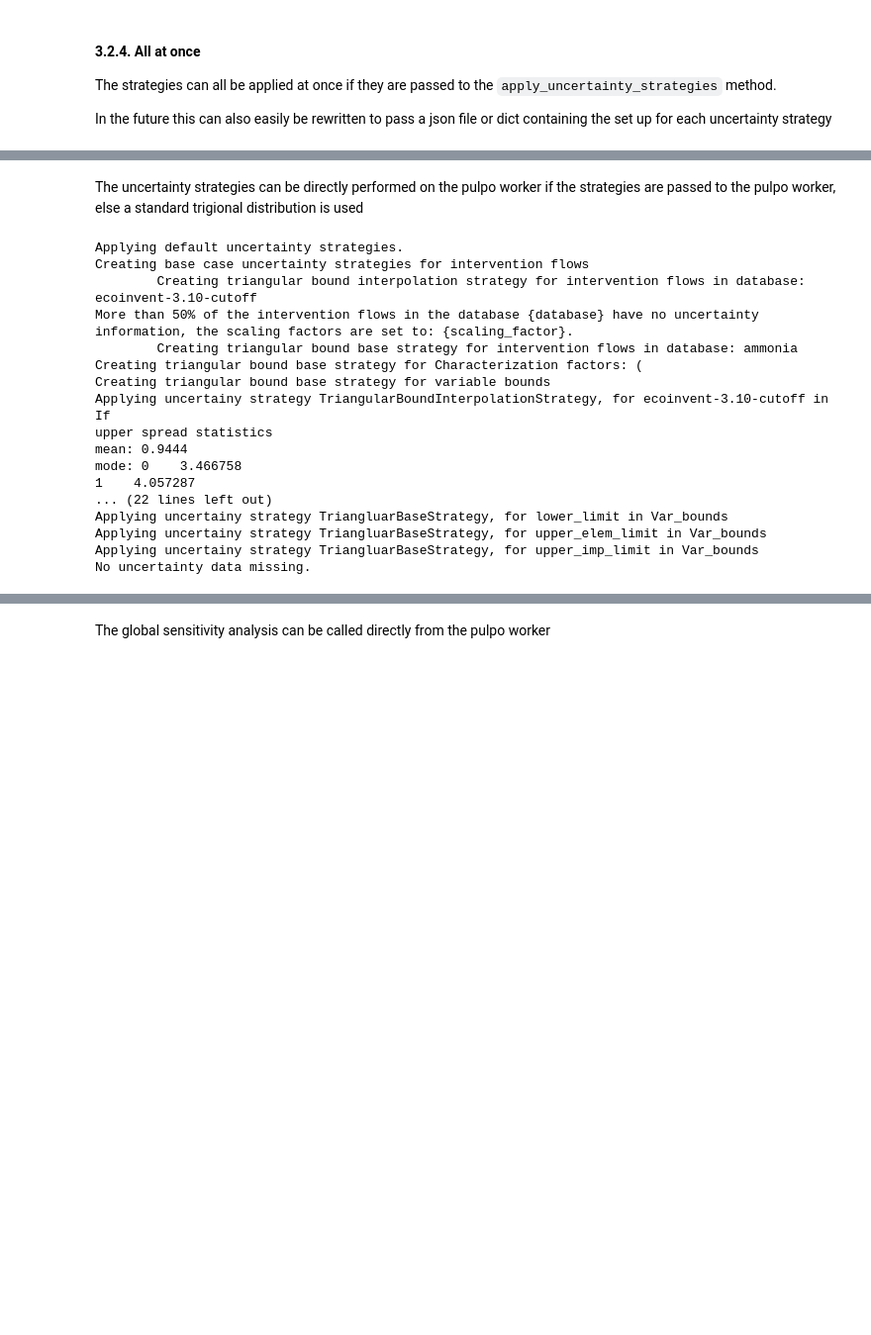
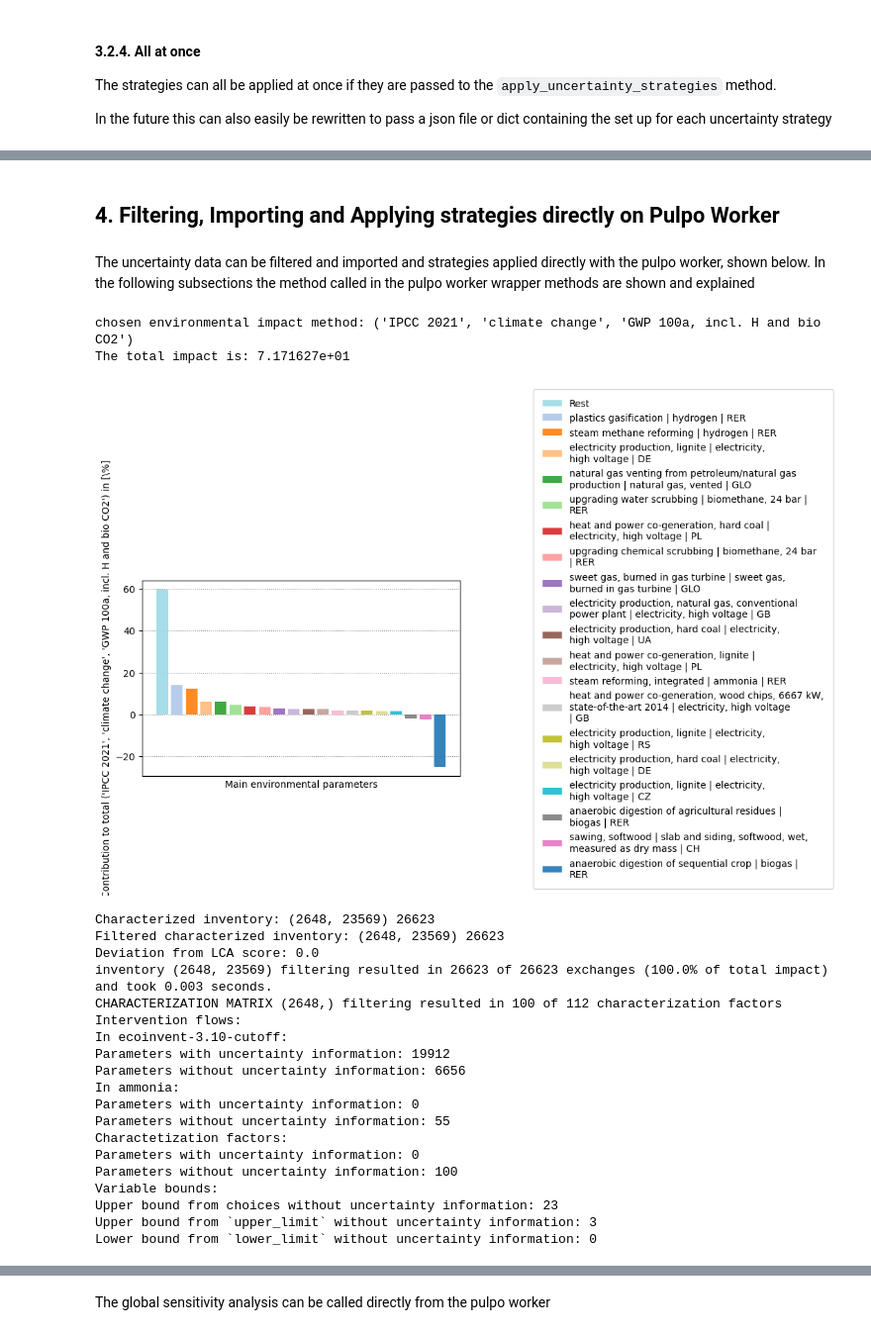
Before and after one commit to flechtenberg/pulpo, a Jupyter notebook: notebooks/uncertainty_showcase_working.ipynb, the cells around one changed output, grey strips where cells are left out. Shown at 99% size. Saved outputs shown, nothing was run; the diff lists cells and outputs as text; code cells hidden in the pictures; blank space fills up the shorter version.

```diff
--- a/notebooks/uncertainty_showcase_working.ipynb
+++ b/notebooks/uncertainty_showcase_working.ipynb
@@ -155,7 +139,7 @@ def setup_ammonia_case_study():
     Returns:
         tuple: (project, database, method, directory) configuration parameters
     """
-    project = "ammonia_reduced_unc"
+    project = "ammonia_final"
     database = ["ecoinvent-3.10-cutoff", "ammonia"]
     method = "('IPCC 2021', 'climate change', 'GWP 100a, incl. H and bio CO2')"
     directory = "develop_tests"
@@ -676,22 +656,34 @@ Applying uncertainy strategy TriangluarBaseStrategy, for upper_limit in Var_boun
-# %% [markdown]
-The uncertainty strategies can be directly performed on the pulpo worker if the strategies are passed to the pulpo worker, else a standard trigional distribution is used
-# %%
-pulpo_worker.apply_uncertainty_strategies()
-# %% [output]
-Applying default uncertainty strategies.
-Creating base case uncertainty strategies for intervention flows
-        Creating triangular bound interpolation strategy for intervention flows in database: ecoinvent-3.10-cutoff
-More than 50% of the intervention flows in the database {database} have no uncertainty information, the scaling factors are set to: {scaling_factor}.
-        Creating triangular bound base strategy for intervention flows in database: ammonia
-Creating triangular bound base strategy for Characterization factors: (
-Creating triangular bound base strategy for variable bounds
-Applying uncertainy strategy TriangularBoundInterpolationStrategy, for ecoinvent-3.10-cutoff in If
-upper spread statistics
-mean: 0.9444
-mode: 0    3.466758
-1    4.057287
-... (22 lines left out)
-Applying uncertainy strategy TriangluarBaseStrategy, for lower_limit in Var_bounds
-Applying uncertainy strategy TriangluarBaseStrategy, for upper_elem_limit in Var_bounds
-Applying uncertainy strategy TriangluarBaseStrategy, for upper_imp_limit in Var_bounds
-No uncertainty data missing.
+# %% [markdown]
+## 4. Filtering, Importing and Applying strategies directly on Pulpo Worker
+# %% [markdown]
+The uncertainty data can be filtered and imported and strategies applied directly with the pulpo worker, shown below. In the following subsections the method called in the pulpo worker wrapper methods are shown and explained
+# %%
+pulpo_worker.import_and_filter_uncertainty_data(
+    cutoff=0.,#0.000019,
+    scaling_vector_strategy='constructed_demand',
+    plot_results=True,
+    plot_n_top_processes=19
+)
+# %% [output]
+chosen environmental impact method: ('IPCC 2021', 'climate change', 'GWP 100a, incl. H and bio CO2')
+The total impact is: 7.171627e+01
+[figure, added]
+Characterized inventory: (2648, 23569) 26623
+Filtered characterized inventory: (2648, 23569) 26623
+Deviation from LCA score: 0.0
+inventory (2648, 23569) filtering resulted in 26623 of 26623 exchanges (100.0% of total impact) and took 0.003 seconds.
+CHARACTERIZATION MATRIX (2648,) filtering resulted in 100 of 112 characterization factors
+Intervention flows:
+In ecoinvent-3.10-cutoff:
+Parameters with uncertainty information: 19912
+Parameters without uncertainty information: 6656
+In ammonia:
+Parameters with uncertainty information: 0
+Parameters without uncertainty information: 55
+Charactetization factors:
+Parameters with uncertainty information: 0
+Parameters without uncertainty information: 100
+Variable bounds:
+Upper bound from choices without uncertainty information: 23
+Upper bound from `upper_limit` without uncertainty information: 3
+Lower bound from `lower_limit` without uncertainty information: 0
```
Also changed, not shown: parts of 33 cells of this notebook.
